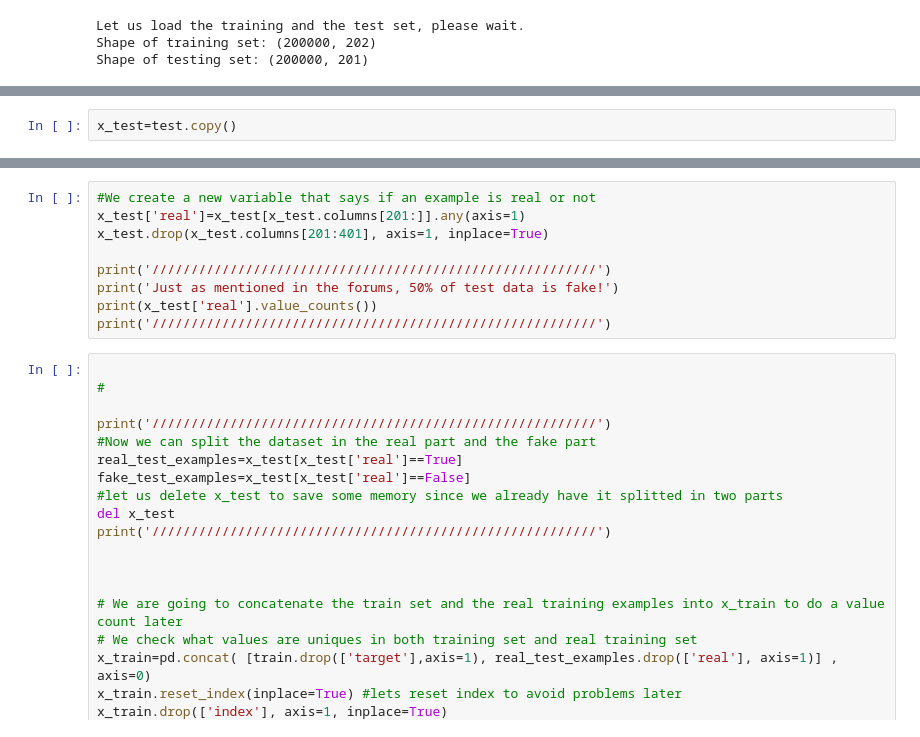
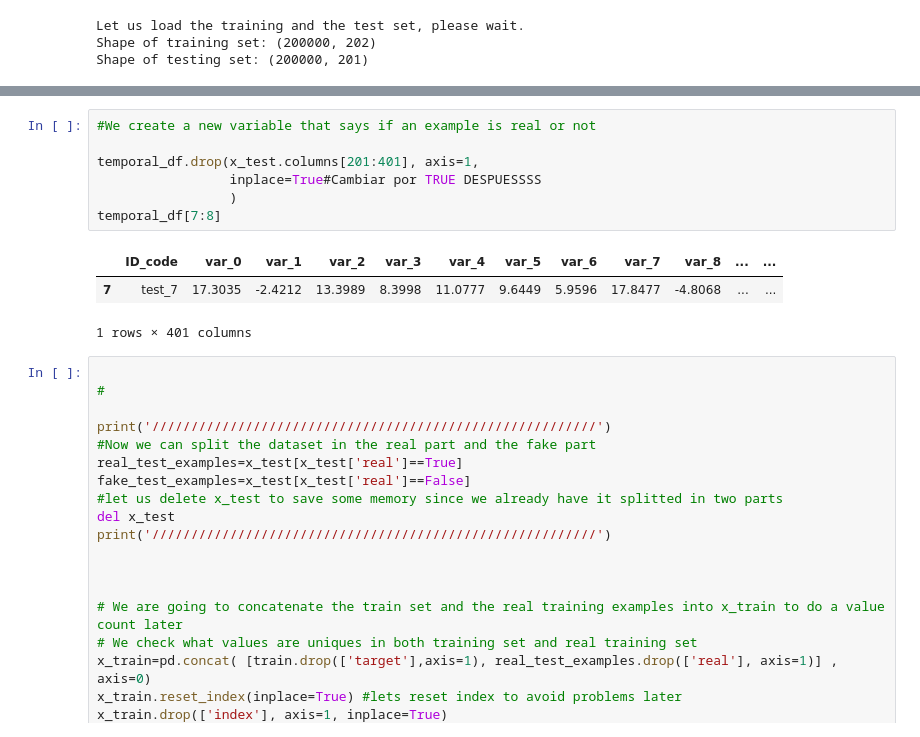
Before and after one commit to JCLMantilla/Santander-Transaction-Competition, a Jupyter notebook: DataGeneration.ipynb, the cells around one changed output, grey strips where cells are left out. Saved outputs shown, nothing was run; the diff lists cells and outputs as text.

```diff
--- a/DataGeneration.ipynb
+++ b/DataGeneration.ipynb
@@ -31,2 +47,0 @@ def unique_values(column):
-# %%
-x_test=test.copy()
@@ -75,12 +92,14 @@ for col in x_test.columns[1:]:
 # %%
 #We create a new variable that says if an example is real or not
-x_test['real']=x_test[x_test.columns[201:]].any(axis=1)
-x_test.drop(x_test.columns[201:401], axis=1, inplace=True)
 
-print('/////////////////////////////////////////////////////////')
-print('Just as mentioned in the forums, 50% of test data is fake!')
-print(x_test['real'].value_counts())
-print('/////////////////////////////////////////////////////////')
+temporal_df.drop(x_test.columns[201:401], axis=1,
+                 inplace=True#Cambiar por TRUE DESPUESSSS
+                 )
+temporal_df[7:8]
+# %% [output]
+|  | ID_code | var_0 | var_1 | var_2 | var_3 | var_4 | var_5 | var_6 | var_7 | var_8 | ... | ... |
+| 7 | test_7 | 17.3035 | -2.4212 | 13.3989 | 8.3998 | 11.0777 | 9.6449 | 5.9596 | 17.8477 | -4.8068 | ... | ... |
+1 rows × 401 columns
 # %%
 
 #
```
Also changed, not shown: parts of 10 cells of this notebook.
